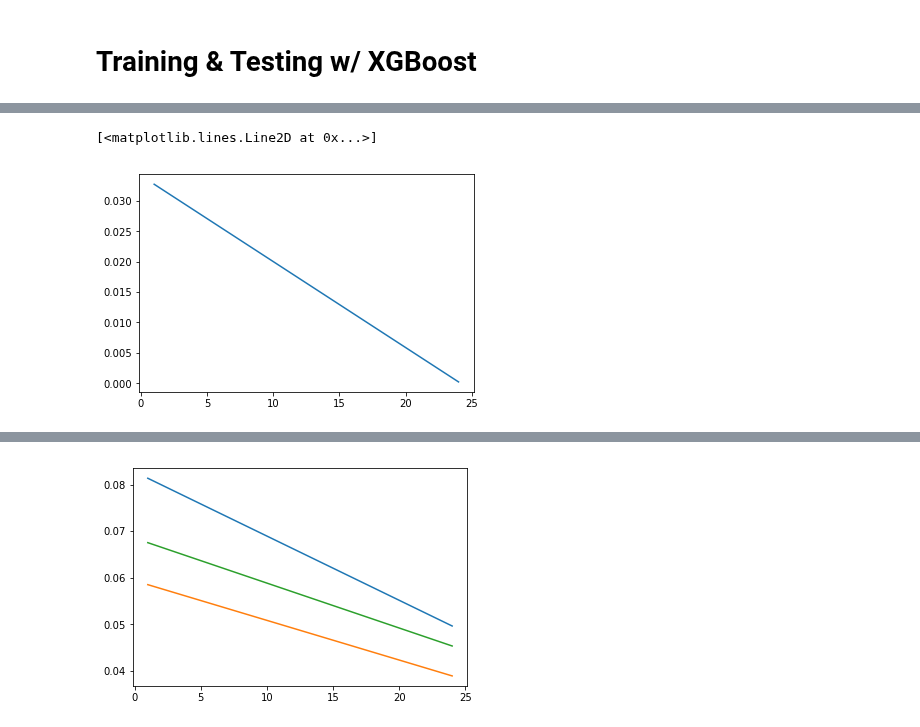
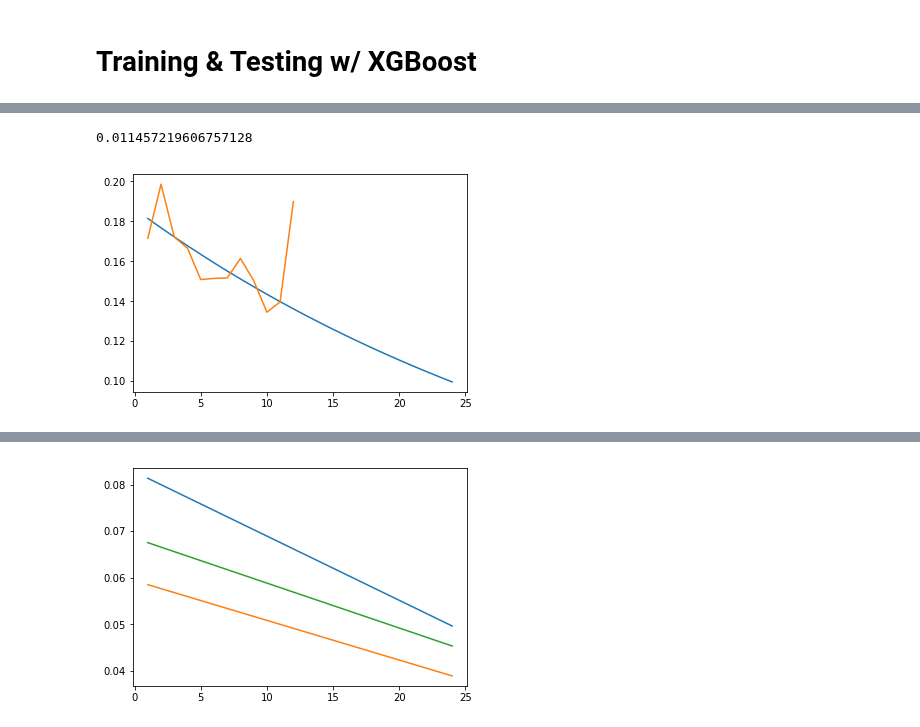
Before and after one commit to ibratface/dl_projects, a Jupyter notebook: zillow.ipynb, the cells around one changed output, grey strips where cells are left out. Saved outputs shown, nothing was run; the diff lists cells and outputs as text; code cells hidden in the pictures.

```diff
--- a/zillow.ipynb
+++ b/zillow.ipynb
@@ -324,9 +456,19 @@ describe_values(mrg.loc[:, cols])
 | 2 | transaction_month | int64 | [1, 6, 9] | 12 | 0.0 |
 | 1 | fips | object | [6037, 6059, 6111] | 3 | 0.0 |
 | 0 | parcelid | int64 | [11016594, 14366692, 12098116] | 90150 | 0.0 |
-# %%
-dl.logerror_month
-plt.plot(dl.logerror_month['transaction_month'], dl.logerror_month['logerror_month_std'])
-# %% [output]
-[<matplotlib.lines.Line2D at 0x...>]
-[figure, removed]
+# %%
+txns = zillow_data.preprocessed.transactions()
+logerror_month = txns.groupby(['transaction_month']).std().reset_index().drop('parcelid', axis=1)
+txns['logerror'].mean()
+# %% [output]
+0.011457219606757128
+# %%
+def plot_stat(trend, actual, stat):
+    plt.plot(trend['transaction_month'], trend[stat])
+    plt.plot(actual['transaction_month'], actual[stat])
+
+trend = zillow_data.preprocessed.error_trend().groupby('transaction_month').mean().reset_index()
+actual = zillow_data.preprocessed.error_month
+plot_stat(trend, actual, 'logerror_month_std')
+# %% [output]
+[figure, added]
```
Also changed, not shown: parts of 54 cells of this notebook, 2 other files.
